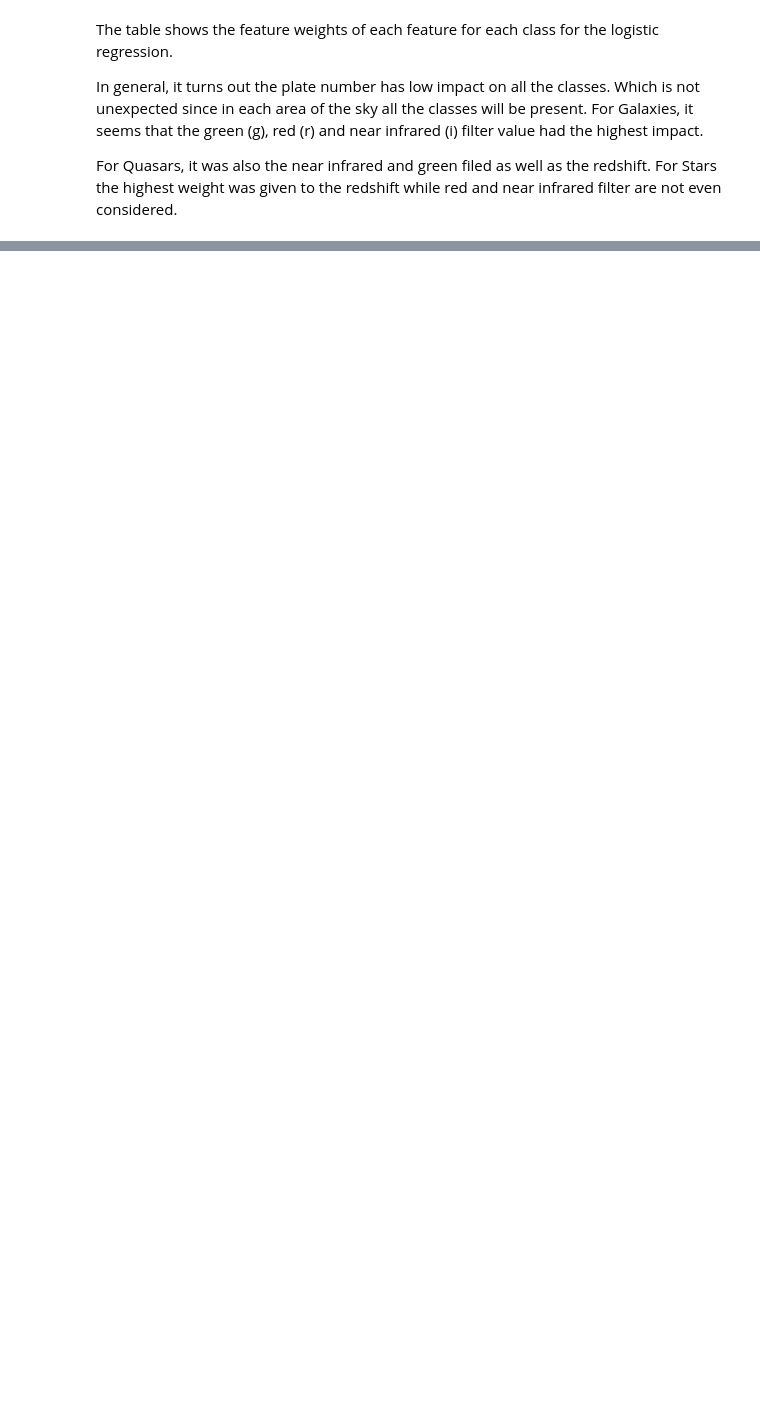
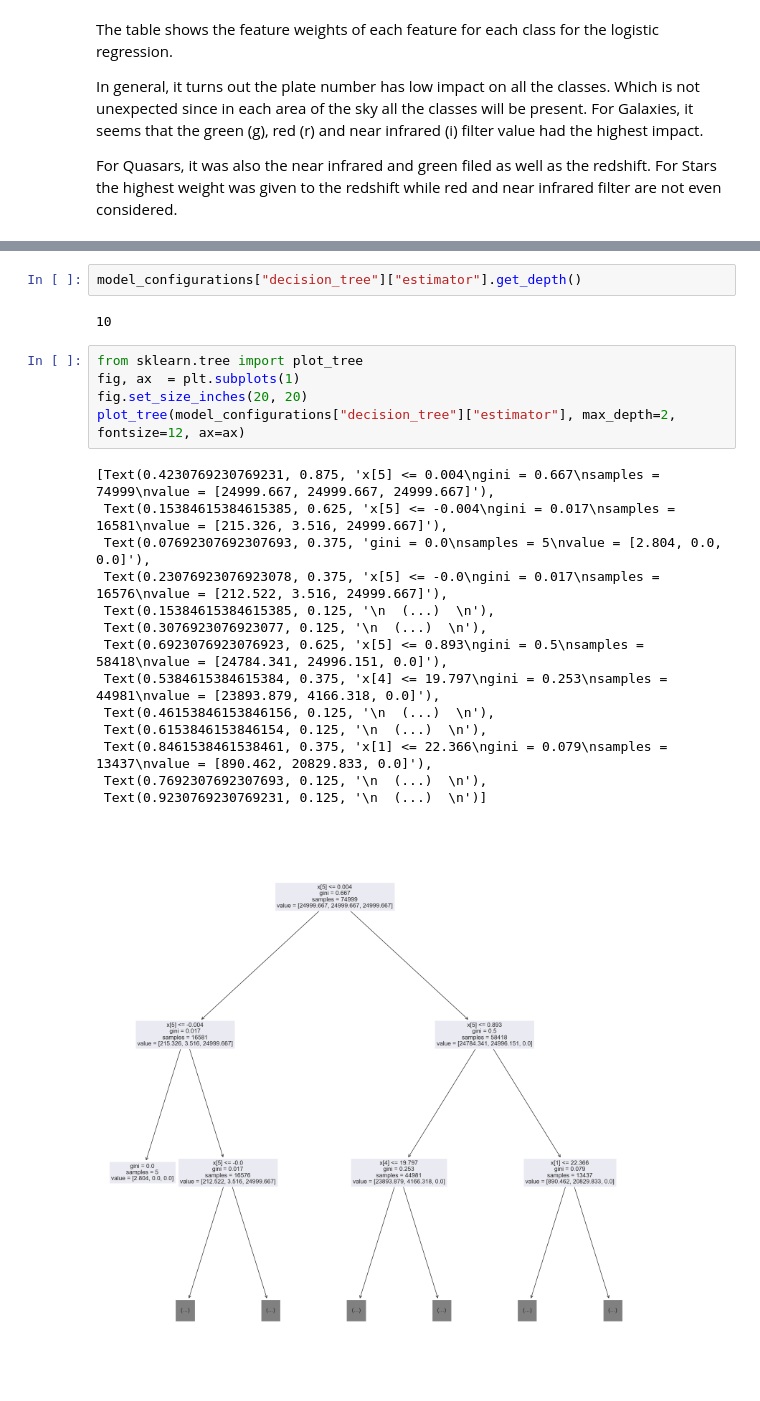
Before and after one commit to NicolaHorst/UNI_Stellar_Classification, a Jupyter notebook: 04_Model_Evalutaion.ipynb, the cells around one changed output, grey strips where cells are left out. Cells and saved outputs as stored; diff of their text form; blank space fills up the shorter version.

```diff
--- a/04_Model_Evalutaion.ipynb
+++ b/04_Model_Evalutaion.ipynb
@@ -309,0 +364,24 @@ For Stars the highest weight was given to the redshift while red and near infrar
+# %%
+model_configurations["decision_tree"]["estimator"].get_depth()
+# %% [output]
+10
+# %%
+from sklearn.tree import plot_tree
+fig, ax  = plt.subplots(1)
+fig.set_size_inches(20, 20)
+plot_tree(model_configurations["decision_tree"]["estimator"], max_depth=2, fontsize=12, ax=ax)
+# %% [output]
+[Text(0.4230769230769231, 0.875, 'x[5] <= 0.004\ngini = 0.667\nsamples = 74999\nvalue = [24999.667, 24999.667, 24999.667]'),
+ Text(0.15384615384615385, 0.625, 'x[5] <= -0.004\ngini = 0.017\nsamples = 16581\nvalue = [215.326, 3.516, 24999.667]'),
+ Text(0.07692307692307693, 0.375, 'gini = 0.0\nsamples = 5\nvalue = [2.804, 0.0, 0.0]'),
+ Text(0.23076923076923078, 0.375, 'x[5] <= -0.0\ngini = 0.017\nsamples = 16576\nvalue = [212.522, 3.516, 24999.667]'),
+ Text(0.15384615384615385, 0.125, '\n  (...)  \n'),
+ Text(0.3076923076923077, 0.125, '\n  (...)  \n'),
+ Text(0.6923076923076923, 0.625, 'x[5] <= 0.893\ngini = 0.5\nsamples = 58418\nvalue = [24784.341, 24996.151, 0.0]'),
+ Text(0.5384615384615384, 0.375, 'x[4] <= 19.797\ngini = 0.253\nsamples = 44981\nvalue = [23893.879, 4166.318, 0.0]'),
+ Text(0.46153846153846156, 0.125, '\n  (...)  \n'),
+ Text(0.6153846153846154, 0.125, '\n  (...)  \n'),
+ Text(0.8461538461538461, 0.375, 'x[1] <= 22.366\ngini = 0.079\nsamples = 13437\nvalue = [890.462, 20829.833, 0.0]'),
+ Text(0.7692307692307693, 0.125, '\n  (...)  \n'),
+ Text(0.9230769230769231, 0.125, '\n  (...)  \n')]
+[figure, added]
```
Also changed, not shown: parts of 15 cells of this notebook.
